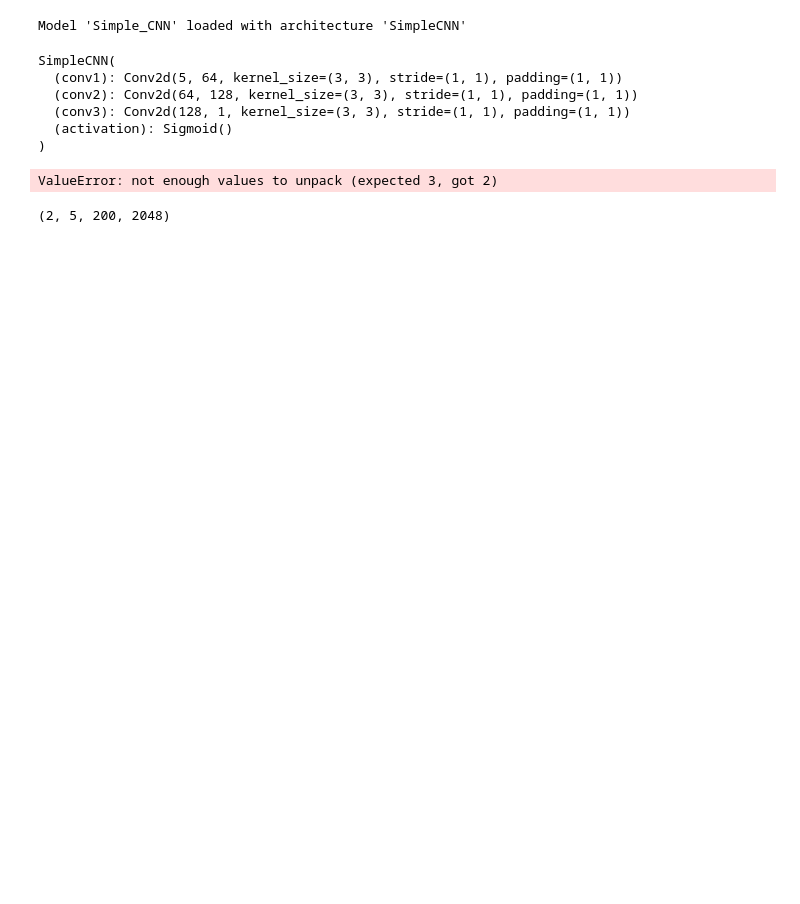
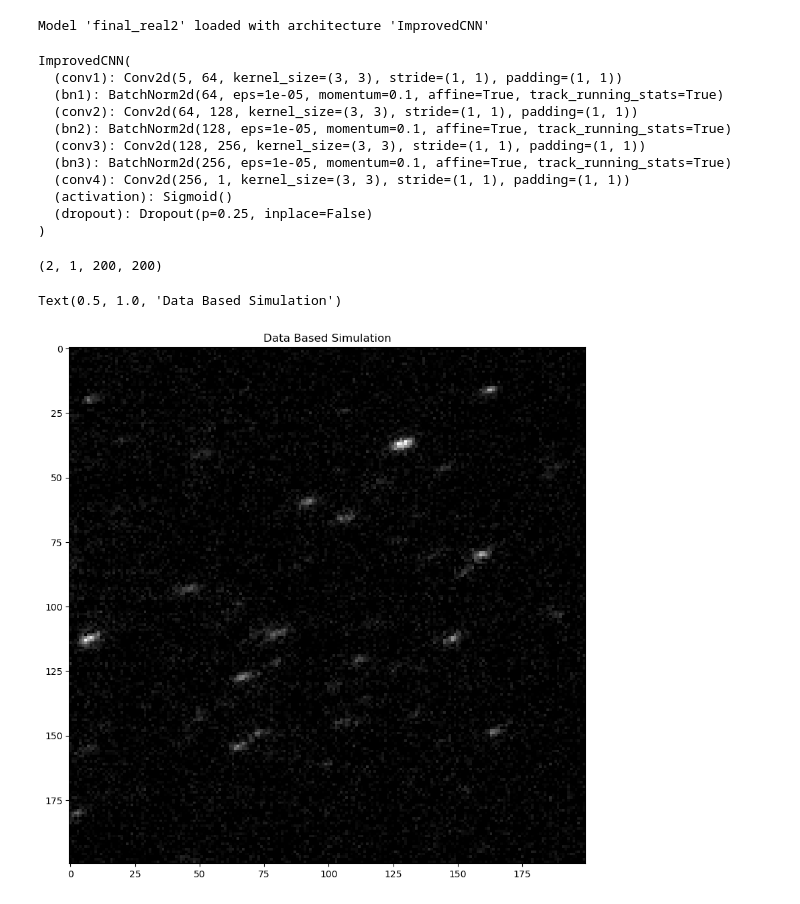
Before and after one commit to Eigil121/particle_tracking_02456, a Jupyter notebook: notebooks/particlecount.ipynb, the cells around one changed output. Cells and saved outputs as stored; diff of their text form; code cells hidden in the pictures; blank space fills up the shorter version.

```diff
--- a/notebooks/particlecount.ipynb
+++ b/notebooks/particlecount.ipynb
@@ -11,12 +12,19 @@ import numpy as np
 # %%
 # Load dataset
-model = load_model("Simple_CNN", "SimpleCNN")
+model = load_model("final_real2", "ImprovedCNN")#load_model("Improved_CNN", "ImprovedCNN")
 model.eval()
 # %% [output]
-Model 'Simple_CNN' loaded with architecture 'SimpleCNN'
+Model 'final_real2' loaded with architecture 'ImprovedCNN'
-SimpleCNN(
+ImprovedCNN(
   (conv1): Conv2d(5, 64, kernel_size=(3, 3), stride=(1, 1), padding=(1, 1))
+  (bn1): BatchNorm2d(64, eps=1e-05, momentum=0.1, affine=True, track_running_stats=True)
   (conv2): Conv2d(64, 128, kernel_size=(3, 3), stride=(1, 1), padding=(1, 1))
-  (conv3): Conv2d(128, 1, kernel_size=(3, 3), stride=(1, 1), padding=(1, 1))
+  (bn2): BatchNorm2d(128, eps=1e-05, momentum=0.1, affine=True, track_running_stats=True)
+  (conv3): Conv2d(128, 256, kernel_size=(3, 3), stride=(1, 1), padding=(1, 1))
+  (bn3): BatchNorm2d(256, eps=1e-05, momentum=0.1, affine=True, track_running_stats=True)
+  (conv4): Conv2d(256, 1, kernel_size=(3, 3), stride=(1, 1), padding=(1, 1))
   (activation): Sigmoid()
+  (dropout): Dropout(p=0.25, inplace=False)
 )
+# %%
+data_loader = load_dataset(5, "supervised") #inference
@@ -22,0 +35,2 @@ SimpleCNN(
+# %%
+sample_image= sample_image[:,:,:,:200]
@@ -23,15 +39,19 @@ SimpleCNN(
 # %%
-data_loader = load_dataset(2, "supervised")
-sample_image, sample_mask, image_info = next(iter(data_loader))
-prediction = model(sample_image)
+#data_loader = load_dataset(1, "inference")
+#sample_image, sample_mask, image_info = next(iter(data_loader))
+#prediction = model(sample_image)
 
-with torch.no_grad():
-    sample_image = sample_image.clone().detach().to('cpu').numpy()
-    sample_mask = sample_mask.clone().detach().to('cpu').numpy()
-    prediction = prediction.clone().detach().to('cpu').numpy()
+sample_image = sample_image.numpy()
+sample_mask = sample_mask.numpy()
+prediction = prediction.detach().numpy()
-# %% [output]
-ValueError: not enough values to unpack (expected 3, got 2)
-# %%
-sample_image.shape
-# %% [output]
-(2, 5, 200, 2048)
+# %%
+np.shape(sample_mask)
+# %% [output]
+(2, 1, 200, 200)
+# %%
+plt.figure(figsize=(10, 10), dpi=100)
+plt.imshow(sample_image[0, 2, :, :], cmap="gray")
+plt.title("Data Based Simulation")
+# %% [output]
+Text(0.5, 1.0, 'Data Based Simulation')
+[figure, added]
```
Also changed, not shown: parts of 13 cells of this notebook, 1 other file.
